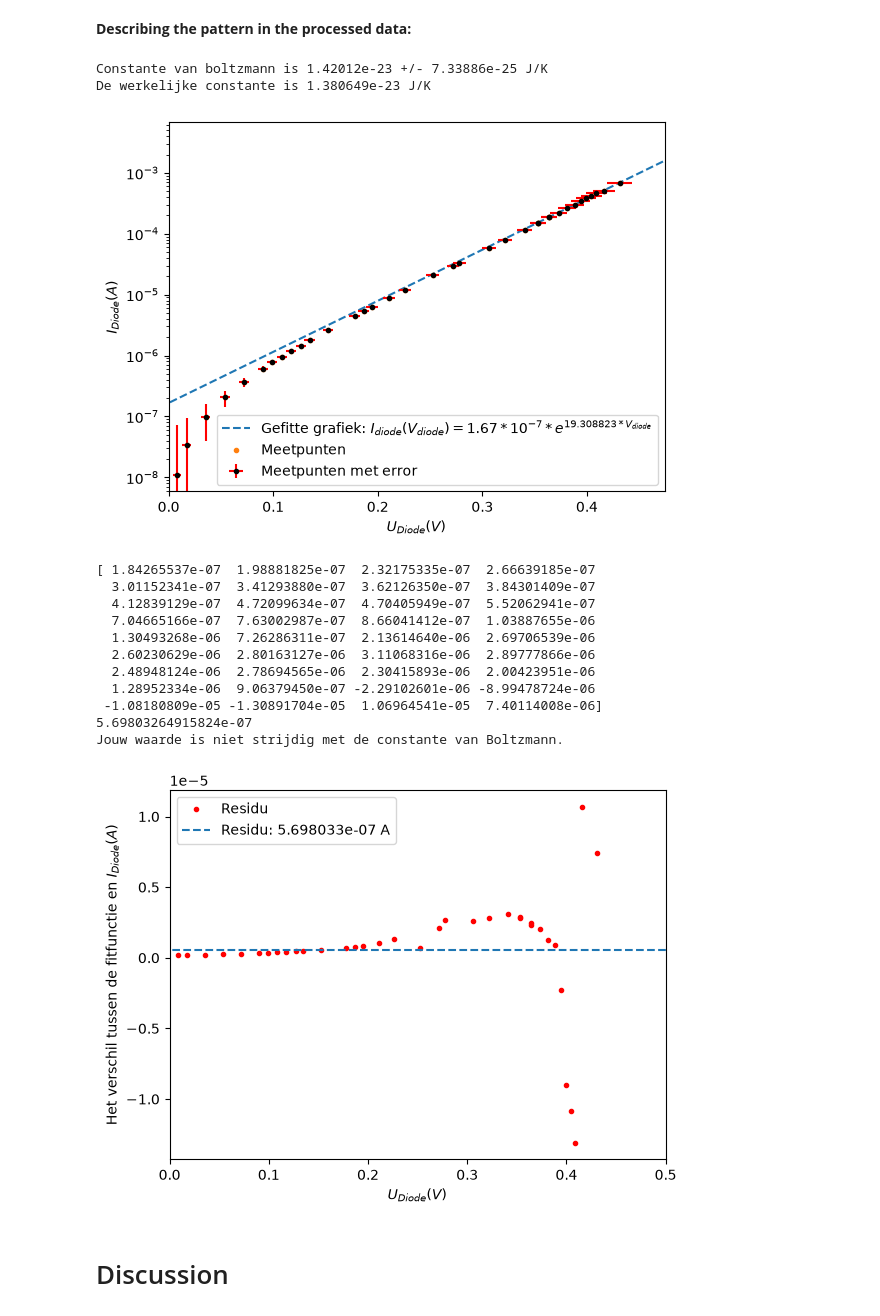
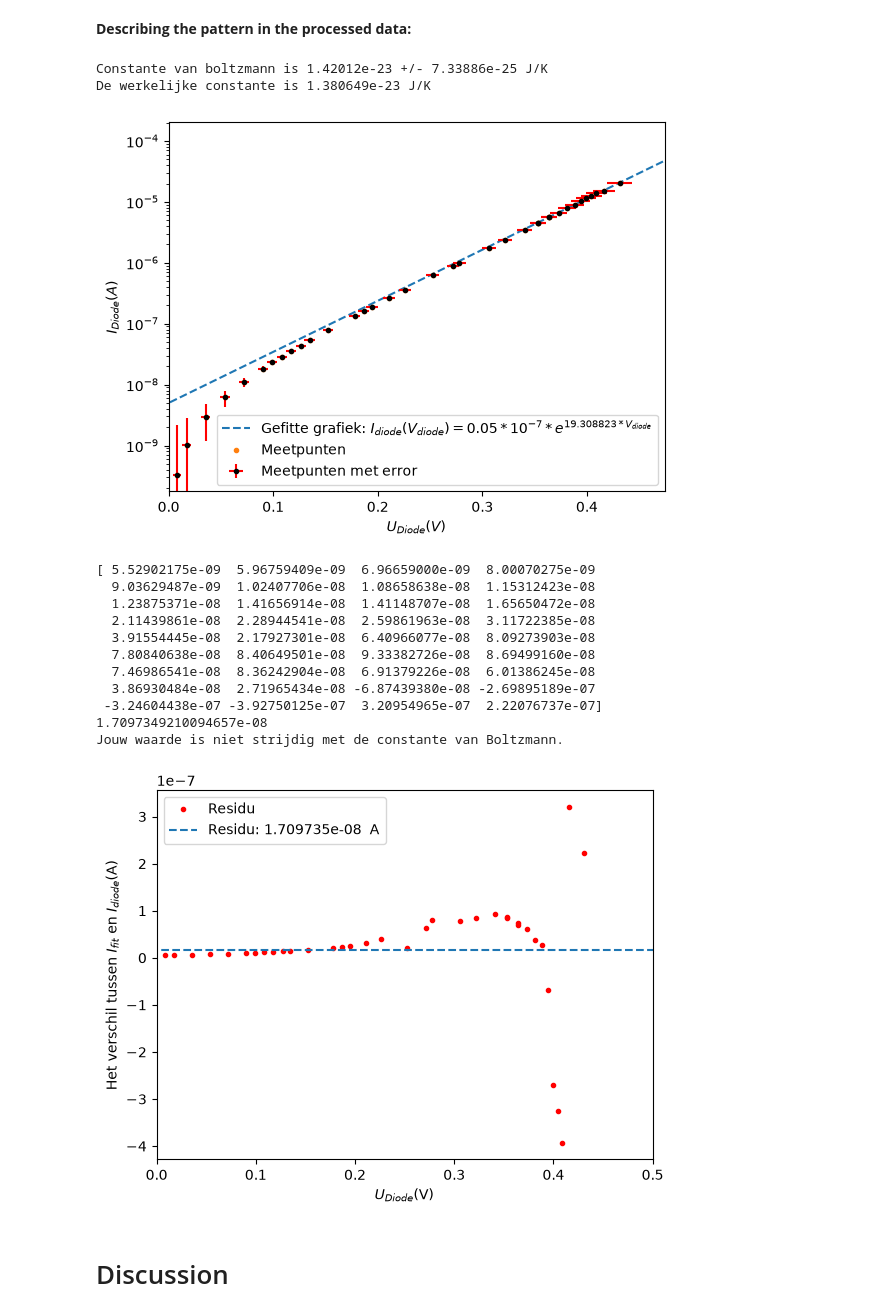
Before and after one commit to KoenHeide1/IP2-Thermo-, a Jupyter notebook: Labjournaal voor IP2/Inlevermateriaal.ipynb, the cells around one changed output. Cells and saved outputs as stored; diff of their text form; code cells hidden in the pictures.

```diff
--- a/Labjournaal voor IP2/Inlevermateriaal.ipynb
+++ b/Labjournaal voor IP2/Inlevermateriaal.ipynb
@@ -60,7 +60,7 @@ R1=33.149*10**3                          #33 K.Ohm
 R2= 0.99466*10**3                        #1 K.Ohm
 R3=100.440                               #100 Ohm
 
-Onzekerheid_R2=vijfhalf_weerstand(R2)
+Onzekerheid_R1=vijfhalf_weerstand(R1)
 q=-1.6022e-19
 n=2
 Onzekerheid_n=0.1
@@ -74,8 +74,8 @@ Onzekerheid_T=3
 Verhouding=R3/(R3+R2)
 
 #Ruwe data
-U_R2=np.array([0.011,0.034,0.099,0.204,0.367,0.606,0.765,0.956,1.180,1.453,1.773,2.594,4.457,5.299,6.240,8.630,11.684,20.939,29.430,32.875,58.750,79.943,116.073,149.275,184.470,149.303, 184.510,221.16,259.04,297.78,337.64,377.67,418.34,459.48,501.03,676.76])*10**-3                             #U_R = met 51/2
-Onzekerheid_UR2=vijfhalf(U_R2)
+U_R1=np.array([0.011,0.034,0.099,0.204,0.367,0.606,0.765,0.956,1.180,1.453,1.773,2.594,4.457,5.299,6.240,8.630,11.684,20.939,29.430,32.875,58.750,79.943,116.073,149.275,184.470,149.303, 184.510,221.16,259.04,297.78,337.64,377.67,418.34,459.48,501.03,676.76])*10**-3                             #U_R = met 51/2
+Onzekerheid_UR2=vijfhalf(U_R1)
 U_bron=np.array([0.09,0.19,0.39,0.59,0.79,0.99,1.09,1.19,1.29,1.4,1.49,1.69,1.99,2.09,2.19,2.39,2.59,2.98,3.285,3.39,3.98,4.38,4.98,5.48,5.98,5.48,5.98,6.48,6.98, 7.48,7.98,8.47,8.97,9.47,10.00,12.08     ])*Verhouding                             #3 1/2
 Onzekerheid_Ubron=driehalf(U_bron)
 # %% [raw]
@@ -88,11 +88,11 @@ Onzekerheid_Ubron=driehalf(U_bron)
 #Bewerkte data
 
 #Voltage over de diode
-U_D=U_bron-U_R2
-Onzekerheid_UD = np.sqrt(Onzekerheid_Ubron**2+Onzekerheid_UR2**2)
+U_D=U_bron-U_R1
+Onzekerheid_UD = np.sqrt(Onzekerheid_Ubron**2+Onzekerheid_UR1**2)
 #Stroomsterkte door de diode
-I_D=U_R2/R2
-Onzekerheid_ID = I_D*np.sqrt(((Onzekerheid_UR2/U_R2)**2)+((Onzekerheid_R2/R2)**2))
+I_D=U_R1/R1
+Onzekerheid_ID = I_D*np.sqrt(((Onzekerheid_UR1/U_R1)**2)+((Onzekerheid_R1/R1)**2))
 
 
 
@@ -152,48 +152,48 @@ plt.savefig("punten met een gefitte lijn.png", dpi=400, bbox_inches="tight")
 # %% [output]
 Constante van boltzmann is 1.42012e-23 +/- 7.33886e-25 J/K
 De werkelijke constante is 1.380649e-23 J/K
-[figure, old version]
+[figure, new version]
 # %%
 #Residual
 Waardes= functie(U_D,values[0],values[1])
 Residual =Waardes-I_D
 print(Residual)
 Residu_gem=np.mean(Residual)
 print(Residu_gem)
 lijnx=np.array([-1,0.60])
 lijny=np.array([Residu_gem,Residu_gem])
 plt.plot(U_D,Residual, 'r.', label ='Residu')
-plt.xlabel('$U_{Diode} (V)$')
-plt.ylabel('Het verschil tussen de fitfunctie en $ I_{Diode} (A)$')
-plt.plot(lijnx,lijny,'--',label = 'Residu: %e A'%(Residu_gem))
+plt.xlabel('$U_{Diode}(\\mathrm{V})$')
+plt.ylabel('Het verschil tussen $I_{fit}$ en $I_{diode}( \\mathrm{A}$)')
+plt.plot(lijnx,lijny,'--',label = 'Residu: %e $\\; \\mathrm{A}$'%(Residu_gem))
 plt.xlim(0,0.5)
 
 
 plt.legend(loc='best')
 plt.figure
 
 
 Onzekerheid_echte_k_B=0
 if abs(K_B-k_B)>=2*np.sqrt(Onzekerheid_k_B**2+Onzekerheid_echte_k_B**2):
     print('Jouw waarde is strijdig met de constante van Boltzmann')
 else:
     print('Jouw waarde is niet strijdig met de constante van Boltzmann.')
 
 
-#plt.savefig("Residual.png", dpi=400, bbox_inches="tight")
+plt.savefig("Residual.png", dpi=400, bbox_inches="tight")
 # %% [output]
-[ 1.84265537e-07  1.98881825e-07  2.32175335e-07  2.66639185e-07
-  3.01152341e-07  3.41293880e-07  3.62126350e-07  3.84301409e-07
-  4.12839129e-07  4.72099634e-07  4.70405949e-07  5.52062941e-07
-  7.04665166e-07  7.63002987e-07  8.66041412e-07  1.03887655e-06
-  1.30493268e-06  7.26286311e-07  2.13614640e-06  2.69706539e-06
-  2.60230629e-06  2.80163127e-06  3.11068316e-06  2.89777866e-06
-  2.48948124e-06  2.78694565e-06  2.30415893e-06  2.00423951e-06
-  1.28952334e-06  9.06379450e-07 -2.29102601e-06 -8.99478724e-06
- -1.08180809e-05 -1.30891704e-05  1.06964541e-05  7.40114008e-06]
-5.69803264915824e-07
+[ 5.52902175e-09  5.96759409e-09  6.96659000e-09  8.00070275e-09
+  9.03629487e-09  1.02407706e-08  1.08658638e-08  1.15312423e-08
+  1.23875371e-08  1.41656914e-08  1.41148707e-08  1.65650472e-08
+  2.11439861e-08  2.28944541e-08  2.59861963e-08  3.11722385e-08
+  3.91554445e-08  2.17927301e-08  6.40966077e-08  8.09273903e-08
+  7.80840638e-08  8.40649501e-08  9.33382726e-08  8.69499160e-08
+  7.46986541e-08  8.36242904e-08  6.91379226e-08  6.01386245e-08
+  3.86930484e-08  2.71965434e-08 -6.87439380e-08 -2.69895189e-07
+ -3.24604438e-07 -3.92750125e-07  3.20954965e-07  2.22076737e-07]
+1.7097349210094657e-08
 Jouw waarde is niet strijdig met de constante van Boltzmann.
-[figure, old version]
+[figure, new version]
 # %% [markdown]
 # Discussion
 # %% [markdown]
```
Also changed, not shown: parts of 1 cell of this notebook, 2 other files.
